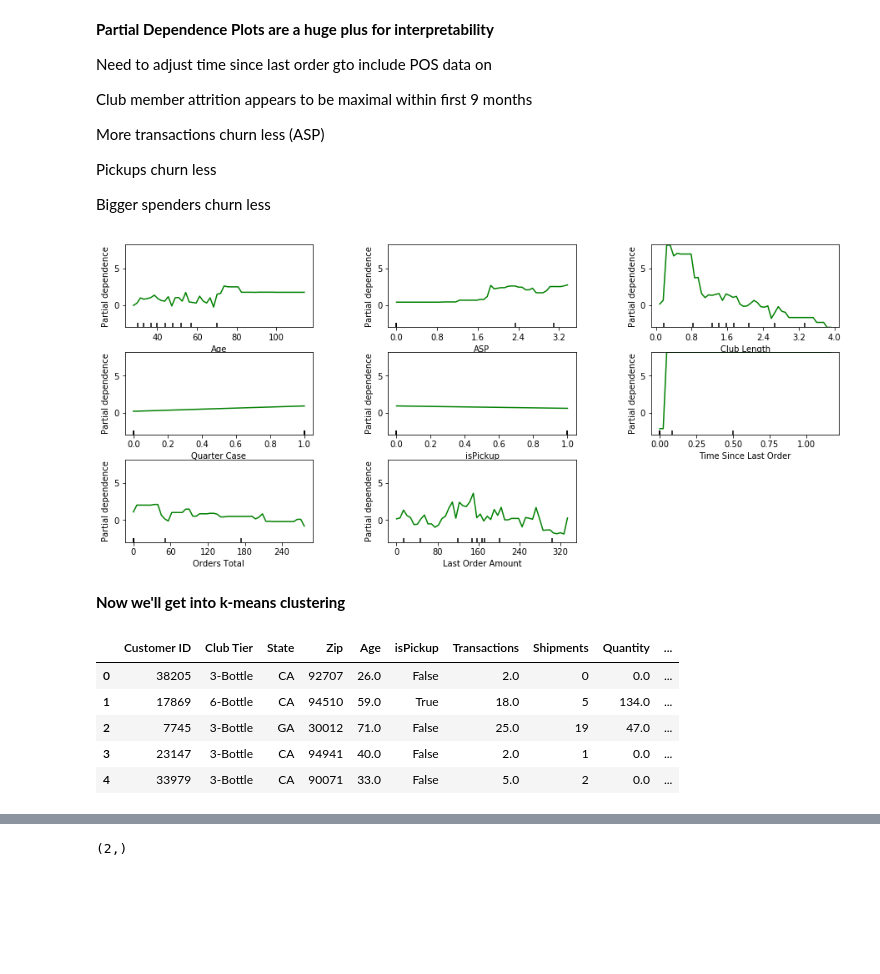
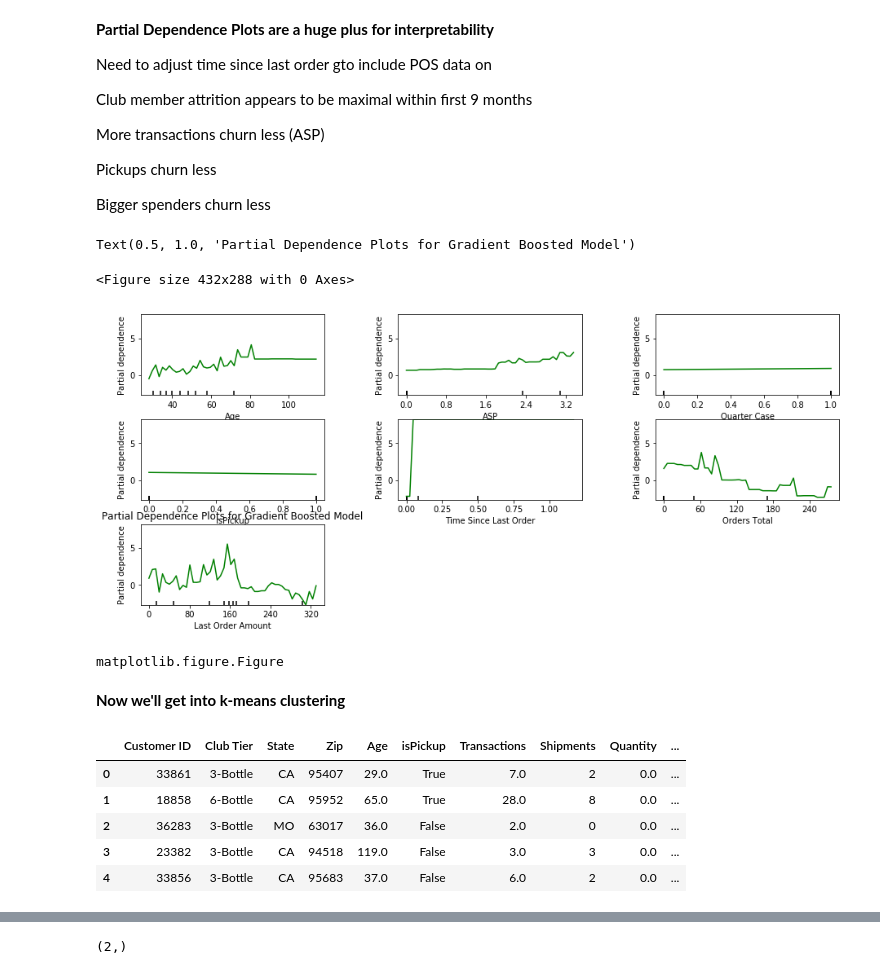
Before and after one commit to sphilazar/wine-clubs, a Jupyter notebook: TestScripts.ipynb, the cells around one changed output, grey strips where cells are left out. Saved outputs shown, nothing was run; the diff lists cells and outputs as text; code cells hidden in the pictures; blank space fills up the shorter version.

Commit message:
Model for new target

```diff
--- a/TestScripts.ipynb
+++ b/TestScripts.ipynb
@@ -127,7 +127,7 @@ format.get_test_train_set(clubs)
 clubs_train = pd.read_csv('../train_set.csv')
 clubs_test = pd.read_csv('../test_set.csv')
 # %%
-cols = ['Age','ASP','Club Length','Quarter Case','isPickup','Time Since Last Order','Orders Total','Last Order Amount']
+cols = ['Age','ASP','Quarter Case','isPickup','Time Since Last Order','Orders Total','Last Order Amount']
 # %%
 cm = ChurnModel(cols)
 # %% [markdown]
@@ -176,7 +176,7 @@ score
 # %% [markdown]
 **Next, do same with GradientBoostingClassifier**
 # %%
-cols = ['Age','ASP','Club Length','Quarter Case','isPickup','Time Since Last Order','Orders Total','Last Order Amount']
+cols = ['Age','ASP','Quarter Case','isPickup','Time Since Last Order','Orders Total','Last Order Amount']
 # %%
 dropcols = ['Club Tier','Cancel Reason','Customer ID','State', 'Zip','Club Status','Above Mean Club Length']
 # %%
@@ -307,22 +306,30 @@ Pickups churn less
 
 Bigger spenders churn less
 # %%
-fig, axs = plot_partial_dependence(cm.model, clubs_train_gd[cols].values, features,
+fig = plt.figure()
+fig , axs = plot_partial_dependence(cm.model, clubs_train_gd[cols].values, features,
                                    feature_names=clubs_train_gd[cols].columns,
                                    n_jobs=3, grid_resolution=50,figsize=(14,9))
+plt.title("Partial Dependence Plots for Gradient Boosted Model")
 # %% [output]
+Text(0.5, 1.0, 'Partial Dependence Plots for Gradient Boosted Model')
+<Figure size 432x288 with 0 Axes>
-[figure, old version]
+[figure, new version]
+# %%
+type(fig)
+# %% [output]
+matplotlib.figure.Figure
 # %% [markdown]
 **Now we'll get into k-means clustering**
 # %%
 clubs_train.head()
 # %% [output]
 |  | Customer ID | Club Tier | State | Zip | Age | isPickup | Transactions | Shipments | Quantity | ... |
-| 0 | 38205 | 3-Bottle | CA | 92707 | 26.0 | False | 2.0 | 0 | 0.0 | ... |
-| 1 | 17869 | 6-Bottle | CA | 94510 | 59.0 | True | 18.0 | 5 | 134.0 | ... |
-| 2 | 7745 | 3-Bottle | GA | 30012 | 71.0 | False | 25.0 | 19 | 47.0 | ... |
-| 3 | 23147 | 3-Bottle | CA | 94941 | 40.0 | False | 2.0 | 1 | 0.0 | ... |
-| 4 | 33979 | 3-Bottle | CA | 90071 | 33.0 | False | 5.0 | 2 | 0.0 | ... |
+| 0 | 33861 | 3-Bottle | CA | 95407 | 29.0 | True | 7.0 | 2 | 0.0 | ... |
+| 1 | 18858 | 6-Bottle | CA | 95952 | 65.0 | True | 28.0 | 8 | 0.0 | ... |
+| 2 | 36283 | 3-Bottle | MO | 63017 | 36.0 | False | 2.0 | 0 | 0.0 | ... |
+| 3 | 23382 | 3-Bottle | CA | 94518 | 119.0 | False | 3.0 | 3 | 0.0 | ... |
+| 4 | 33856 | 3-Bottle | CA | 95683 | 37.0 | False | 6.0 | 2 | 0.0 | ... |
 # %%
 clubs_train[clubs_train["Time Since Last Order"]<0]
 # %% [output]
```
Also changed, not shown: parts of 28 cells of this notebook, 10 other files.
